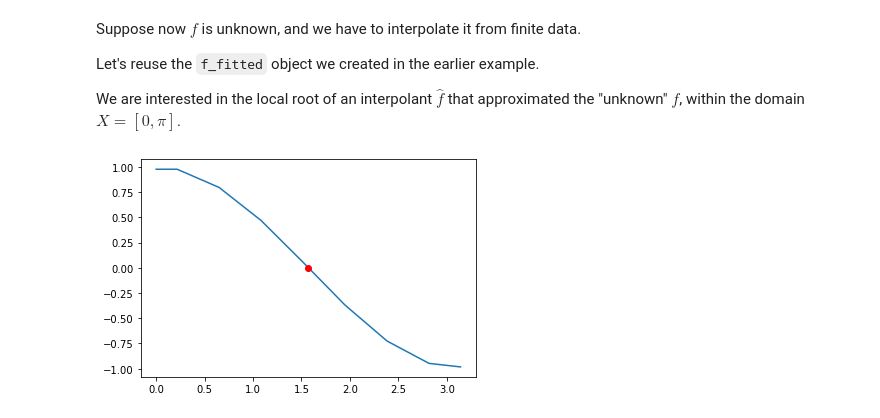
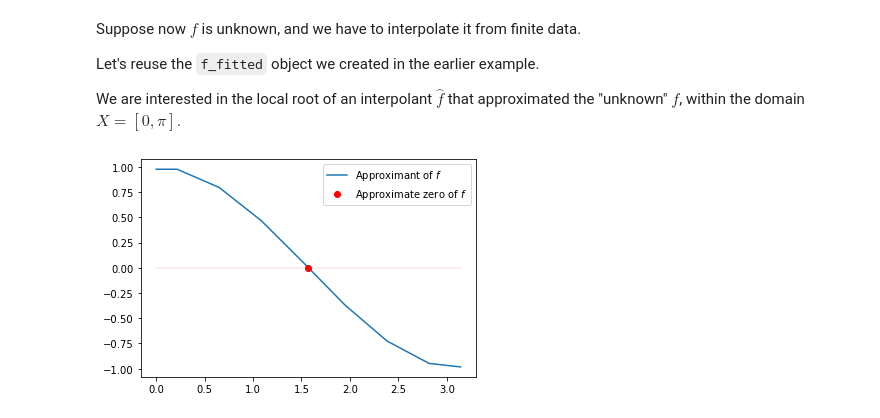
Before and after one commit to gradama/gradama, a Jupyter notebook: w6-olg-dynamic-efficiency/workshop/Supplement - 1D Root Finding, Function Interpolation.ipynb, the cells around one changed output. Saved outputs shown, nothing was run; the diff lists cells and outputs as text; code cells hidden in the pictures.

```diff
--- a/w6-olg-dynamic-efficiency/workshop/Supplement - 1D Root Finding, Function Interpolation.ipynb
+++ b/w6-olg-dynamic-efficiency/workshop/Supplement - 1D Root Finding, Function Interpolation.ipynb
@@ -131,9 +134,12 @@ x_zero = opt.brentq(f_fitted, X.min(), X.max())
 # %%
 plt.figure()
 # "True" function
-plt.plot(X,f_fitted(X), '-')
+plt.plot(X,f_fitted(X), '-', label=r"Approximant of $f$")
 # Solution for root
-plt.plot(x_zero,f_fitted(x_zero), 'or')
+plt.plot(x_zero,f_fitted(x_zero), 'or', label=r"Approximate zero of $f$")
+# Visual reference point for zero
+plt.plot(X, np.zeros(X.shape), '-r', alpha=0.1)
+plt.legend()
 plt.show()
 # %% [output]
-[figure, old version]
+[figure, new version]
```
Also changed, not shown: parts of 2 cells of this notebook, 1 other file.
